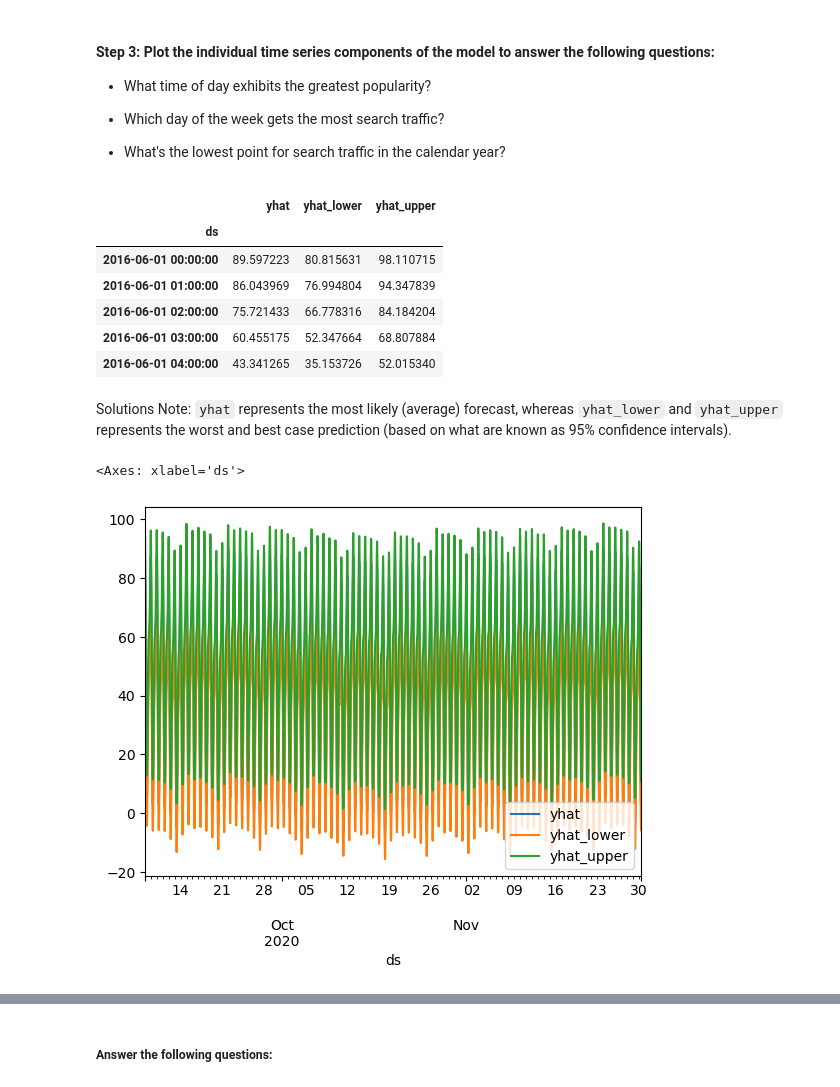
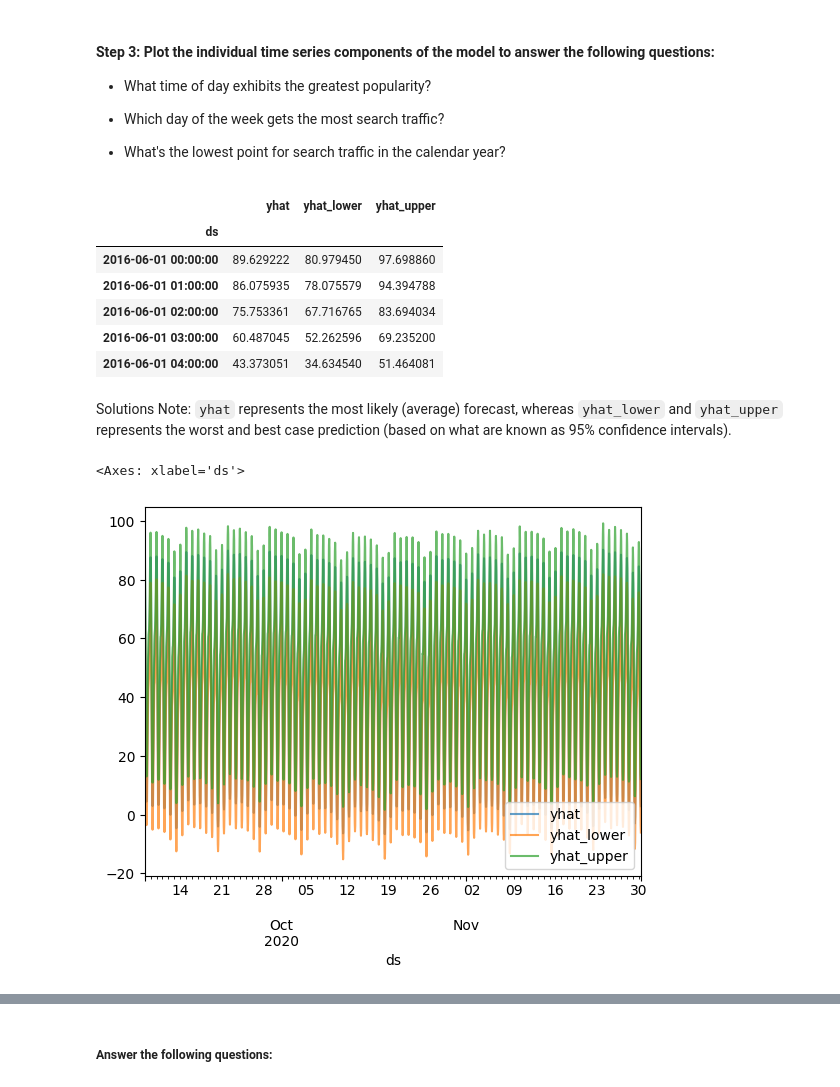
Before and after one commit to FurrowSam/Google-Search-Trend-Predictions-with-Prophet, a Jupyter notebook: forecasting_net_prophet.ipynb, the cells around one changed output, grey strips where cells are left out. Cells and saved outputs as stored; diff of their text form; code cells hidden in the pictures.

```diff
--- a/forecasting_net_prophet.ipynb
+++ b/forecasting_net_prophet.ipynb
@@ -400,3 +429,4 @@ Now, you need to produce a time series model that analyzes and forecasts pattern
 # %%
 # Fit the time-series model.
+prophet_model.fit(mercado_prophet_df)
 # %% [output]
@@ -407,8 +444,9 @@ Now, you need to produce a time series model that analyzes and forecasts pattern
 # Create a future dataframe to hold predictions
 # Make the prediction go out as far as 2000 hours (approx 80 days)
 
-
+future_mercado_trends = prophet_model.make_future_dataframe(periods=2000, freq='H')
 # View the last five rows of the future_mercado_trends DataFrame
+display(future_mercado_trends.tail())
 # %% [output]
 |  | ds |
 | 39101 | 2020-11-30 04:00:00 |
@@ -418,8 +456,9 @@ Now, you need to produce a time series model that analyzes and forecasts pattern
 | 39105 | 2020-11-30 08:00:00 |
 # %%
 # Make the predictions for the trend data using the future_mercado_trends DataFrame
-
+forecast_mercado_trends = prophet_model.predict(future_mercado_trends)
 
 # Display the first five rows of the forecast_mercado_trends DataFrame
+display(forecast_mercado_trends.head())
 # %% [output]
 |  | ds | trend | yhat_lower | yhat_upper | trend_lower | trend_upper | additive_terms | ... |
@@ -453,24 +494,29 @@ Now, you need to produce a time series model that analyzes and forecasts pattern
 # %%
 # Set the index in the forecast_mercado_trends DataFrame to the ds datetime column
 
-
+forecast_mercado_trends.set_index('ds', inplace=True)
 # View the only the yhat,yhat_lower and yhat_upper columns from the DataFrame
+selected_columns = ['yhat', 'yhat_lower', 'yhat_upper']
+yhat_view = forecast_mercado_trends[selected_columns]
+display(yhat_view.head())
 # %% [output]
 |  | yhat | yhat_lower | yhat_upper |
 | ds |  |  |  |
-| 2016-06-01 00:00:00 | 89.597223 | 80.815631 | 98.110715 |
-| 2016-06-01 01:00:00 | 86.043969 | 76.994804 | 94.347839 |
-| 2016-06-01 02:00:00 | 75.721433 | 66.778316 | 84.184204 |
-| 2016-06-01 03:00:00 | 60.455175 | 52.347664 | 68.807884 |
-| 2016-06-01 04:00:00 | 43.341265 | 35.153726 | 52.015340 |
+| 2016-06-01 00:00:00 | 89.629222 | 80.979450 | 97.698860 |
+| 2016-06-01 01:00:00 | 86.075935 | 78.075579 | 94.394788 |
+| 2016-06-01 02:00:00 | 75.753361 | 67.716765 | 83.694034 |
+| 2016-06-01 03:00:00 | 60.487045 | 52.262596 | 69.235200 |
+| 2016-06-01 04:00:00 | 43.373051 | 34.634540 | 51.464081 |
 # %% [markdown]
 Solutions Note: `yhat` represents the most likely (average) forecast, whereas `yhat_lower` and `yhat_upper` represents the worst and best case prediction (based on what are known as 95% confidence intervals).
 # %%
 # From the forecast_mercado_trends DataFrame, plot the data to visualize
 #  the yhat, yhat_lower, and yhat_upper columns over the last 2000 hours
+
+yhat_view.iloc[-2000:].plot(kind='line', alpha=0.7)
 # %% [output]
 <Axes: xlabel='ds'>
-[figure, old version]
+[figure, new version]
 # %%
 # Reset the index in the forecast_mercado_trends DataFrame
 
```
Also changed, not shown: parts of 19 cells of this notebook.
